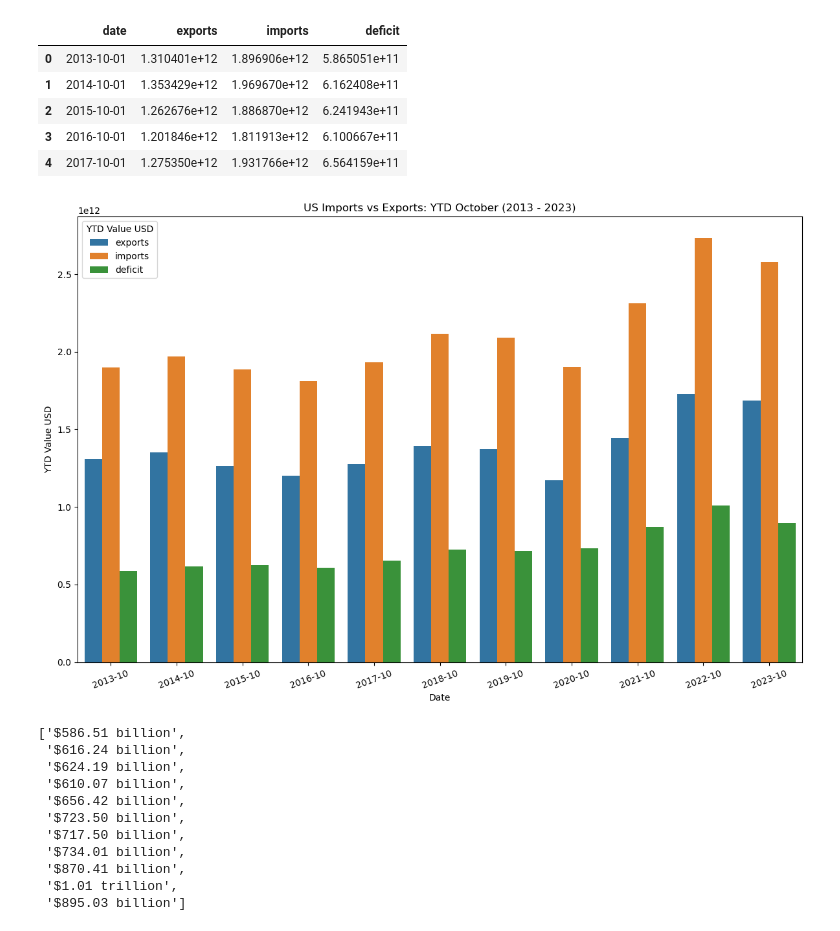
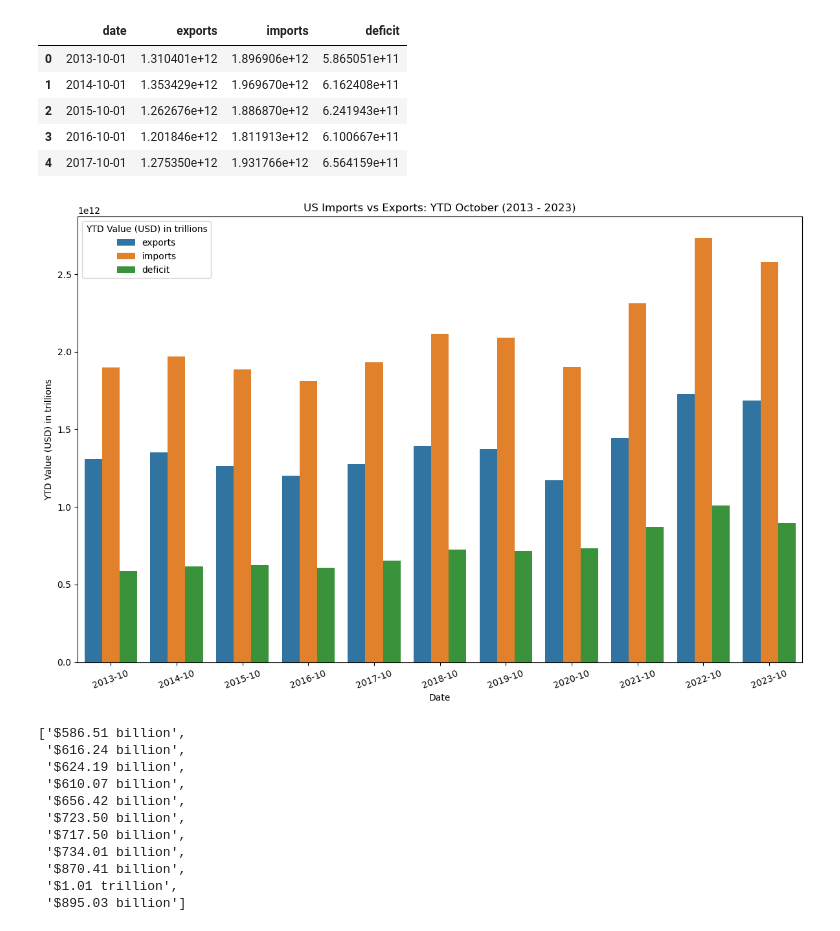
Before and after one commit to TDanner7/group_project, a Jupyter notebook: notebooks/us_trade_deficit.ipynb, the cells around one changed output. Saved outputs shown, nothing was run; the diff lists cells and outputs as text; code cells hidden in the pictures.

```diff
--- a/notebooks/us_trade_deficit.ipynb
+++ b/notebooks/us_trade_deficit.ipynb
@@ -110,24 +110,24 @@ merged_df.head()
 | 4 | 2017-10-01 | 1.275350e+12 | 1.931766e+12 | 6.564159e+11 |
 # %%
 # Melt the DataFrame to long format for Seaborn plotting
-df_melted = merged_df.melt(id_vars='date', var_name='Transaction Type', value_name='YTD Value (USD)')
+df_melted = merged_df.melt(id_vars='date', var_name='Transaction Type', value_name='value')
 df_melted['date'] = df_melted['date'].dt.to_period('M')
 
 # Plotting with Seaborn
 plt.figure(figsize=(12, 8))
 sns.barplot(
     data=df_melted,
     x='date',
-    y='YTD Value (USD)',
+    y='value',
     hue='Transaction Type'
 )
 plt.xlabel('Date')
-plt.ylabel('YTD Value USD')
+plt.ylabel('YTD Value (USD) in trillions')
 plt.title('US Imports vs Exports: YTD October (2013 - 2023)')
-plt.legend(title='YTD Value USD')
+plt.legend(title='YTD Value (USD) in trillions')
 plt.xticks(rotation=20)
 plt.tight_layout()
 plt.show()
 # %% [output]
-[figure, old version]
+[figure, new version]
 # %%
```
Also changed, not shown: parts of 3 cells of this notebook, 1 other file.
